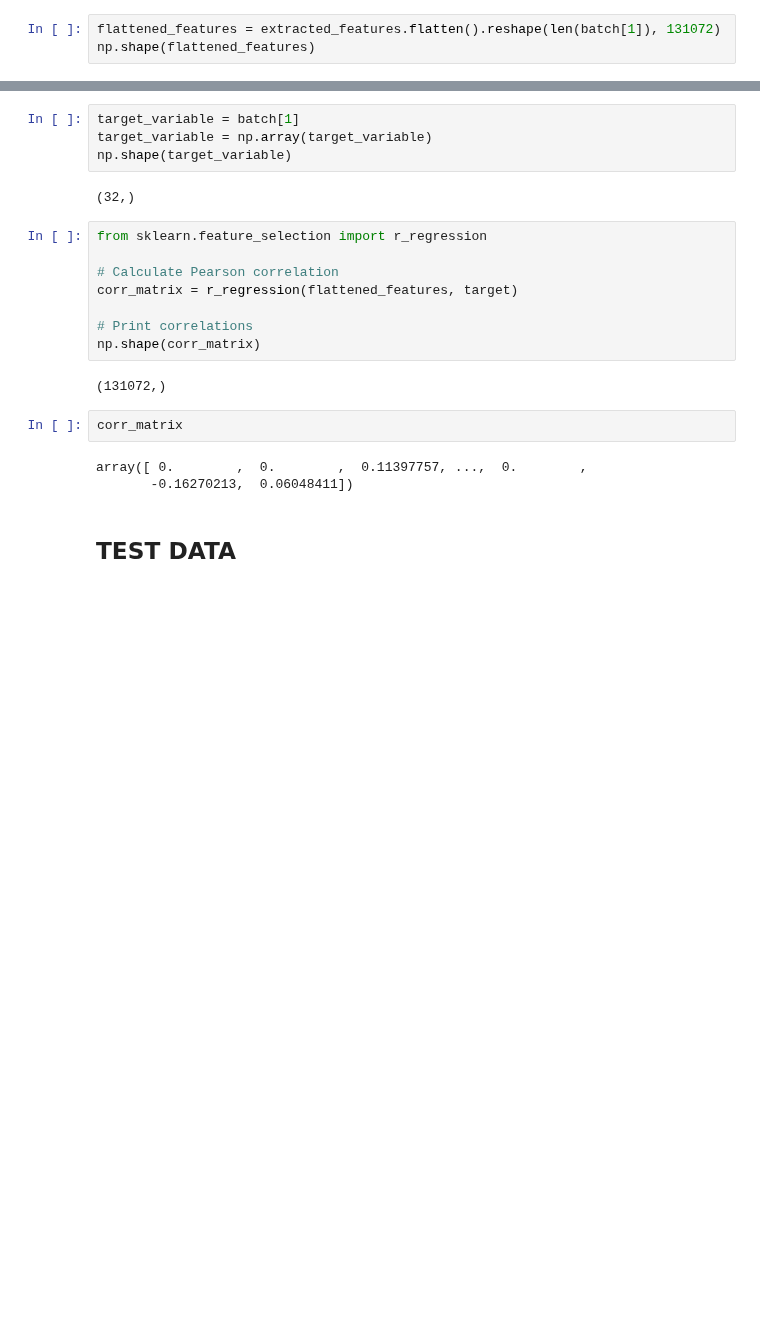
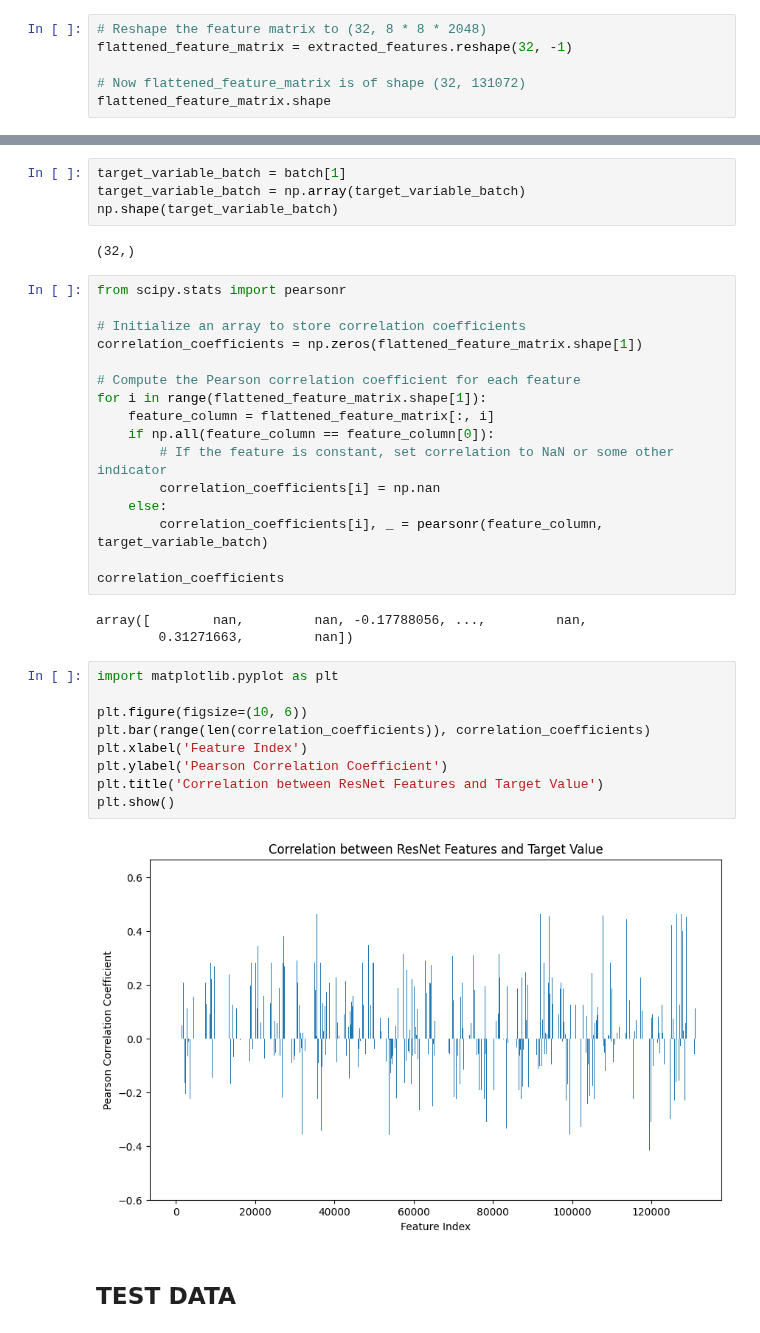
Before and after one commit to Emily-RoseSteyn/measuring-quality-of-life-gauteng, a Jupyter notebook: notebooks/2024-08-13_correlation.ipynb, the cells around one changed output, grey strips where cells are left out. Cells and saved outputs as stored; diff of their text form; blank space fills up the shorter version.

Commit message:
Correlation coefficients for training

```diff
--- a/notebooks/2024-08-13_correlation.ipynb
+++ b/notebooks/2024-08-13_correlation.ipynb
@@ -243,30 +282,48 @@ np.shape(extracted_features)
 (32, 8, 8, 2048)
 # %%
-flattened_features = extracted_features.flatten().reshape(len(batch[1]), 131072)
-np.shape(flattened_features)
+# Reshape the feature matrix to (32, 8 * 8 * 2048)
+flattened_feature_matrix = extracted_features.reshape(32, -1)
+
+# Now flattened_feature_matrix is of shape (32, 131072)
+flattened_feature_matrix.shape
 # %% [output]
 (32, 131072)
 # %%
-target_variable = batch[1]
-target_variable = np.array(target_variable)
-np.shape(target_variable)
+target_variable_batch = batch[1]
+target_variable_batch = np.array(target_variable_batch)
+np.shape(target_variable_batch)
 # %% [output]
 (32,)
 # %%
-from sklearn.feature_selection import r_regression
+from scipy.stats import pearsonr
 
-# Calculate Pearson correlation
-corr_matrix = r_regression(flattened_features, target)
+# Initialize an array to store correlation coefficients
+correlation_coefficients = np.zeros(flattened_feature_matrix.shape[1])
 
-# Print correlations
-np.shape(corr_matrix)
+# Compute the Pearson correlation coefficient for each feature
+for i in range(flattened_feature_matrix.shape[1]):
+    feature_column = flattened_feature_matrix[:, i]
+    if np.all(feature_column == feature_column[0]):
+        # If the feature is constant, set correlation to NaN or some other indicator
+        correlation_coefficients[i] = np.nan
+    else:
+        correlation_coefficients[i], _ = pearsonr(feature_column, target_variable_batch)
+
+correlation_coefficients
 # %% [output]
-(131072,)
+array([        nan,         nan, -0.17788056, ...,         nan,
+        0.31271663,         nan])
 # %%
-corr_matrix
+import matplotlib.pyplot as plt
+
+plt.figure(figsize=(10, 6))
+plt.bar(range(len(correlation_coefficients)), correlation_coefficients)
+plt.xlabel('Feature Index')
+plt.ylabel('Pearson Correlation Coefficient')
+plt.title('Correlation between ResNet Features and Target Value')
+plt.show()
 # %% [output]
-array([ 0.        ,  0.        ,  0.11397757, ...,  0.        ,
-       -0.16270213,  0.06048411])
+[figure, added]
 # %% [markdown]
 ## TEST DATA
 # %%
```
Also changed, not shown: parts of 17 cells of this notebook.
